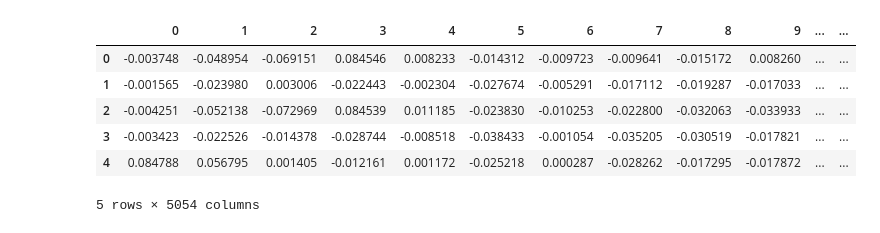
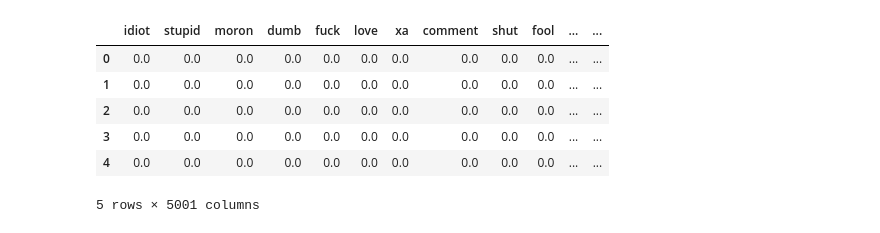
Before and after one commit to sebalexsmith/IT3212, a Jupyter notebook: assignment_3/algorithms/decision_tree.ipynb, the cells around one changed output. Drawn from its saved outputs; the diff is of its cells as text; code cells hidden in the pictures.

```diff
--- a/assignment_3/algorithms/decision_tree.ipynb
+++ b/assignment_3/algorithms/decision_tree.ipynb
@@ -7,16 +7,16 @@ from sklearn.model_selection import train_test_split, GridSearchCV
 from sklearn.tree import DecisionTreeClassifier
 from sklearn.metrics import classification_report
 # %%
-df = pd.read_csv('../cyberbullying_datasets/course_dataset/cb_pca_compressed.csv.gz')
+df = pd.read_csv('../cyberbullying_datasets/course_dataset/cb_chi_compressed.csv.gz')
 df.head()
 # %% [output]
-|  | 0 | 1 | 2 | 3 | 4 | 5 | 6 | 7 | 8 | 9 | ... | ... |
-| 0 | -0.003748 | -0.048954 | -0.069151 | 0.084546 | 0.008233 | -0.014312 | -0.009723 | -0.009641 | -0.015172 | 0.008260 | ... | ... |
-| 1 | -0.001565 | -0.023980 | 0.003006 | -0.022443 | -0.002304 | -0.027674 | -0.005291 | -0.017112 | -0.019287 | -0.017033 | ... | ... |
-| 2 | -0.004251 | -0.052138 | -0.072969 | 0.084539 | 0.011185 | -0.023830 | -0.010253 | -0.022800 | -0.032063 | -0.033933 | ... | ... |
-| 3 | -0.003423 | -0.022526 | -0.014378 | -0.028744 | -0.008518 | -0.038433 | -0.001054 | -0.035205 | -0.030519 | -0.017821 | ... | ... |
-| 4 | 0.084788 | 0.056795 | 0.001405 | -0.012161 | 0.001172 | -0.025218 | 0.000287 | -0.028262 | -0.017295 | -0.017872 | ... | ... |
+|  | idiot | stupid | moron | dumb | fuck | love | xa | comment | shut | fool | ... | ... |
+| 0 | 0.0 | 0.0 | 0.0 | 0.0 | 0.0 | 0.0 | 0.0 | 0.0 | 0.0 | 0.0 | ... | ... |
+| 1 | 0.0 | 0.0 | 0.0 | 0.0 | 0.0 | 0.0 | 0.0 | 0.0 | 0.0 | 0.0 | ... | ... |
+| 2 | 0.0 | 0.0 | 0.0 | 0.0 | 0.0 | 0.0 | 0.0 | 0.0 | 0.0 | 0.0 | ... | ... |
+| 3 | 0.0 | 0.0 | 0.0 | 0.0 | 0.0 | 0.0 | 0.0 | 0.0 | 0.0 | 0.0 | ... | ... |
+| 4 | 0.0 | 0.0 | 0.0 | 0.0 | 0.0 | 0.0 | 0.0 | 0.0 | 0.0 | 0.0 | ... | ... |
-5 rows × 5054 columns
+5 rows × 5001 columns
 # %%
 X_train, X_test, y_train, y_test = train_test_split(df.drop(['bullying'], axis=1), df['bullying'],
                                                     test_size=.3, random_state=0, stratify=df['bullying'])
```
Also changed, not shown: parts of 14 cells of this notebook, 3 other files.
